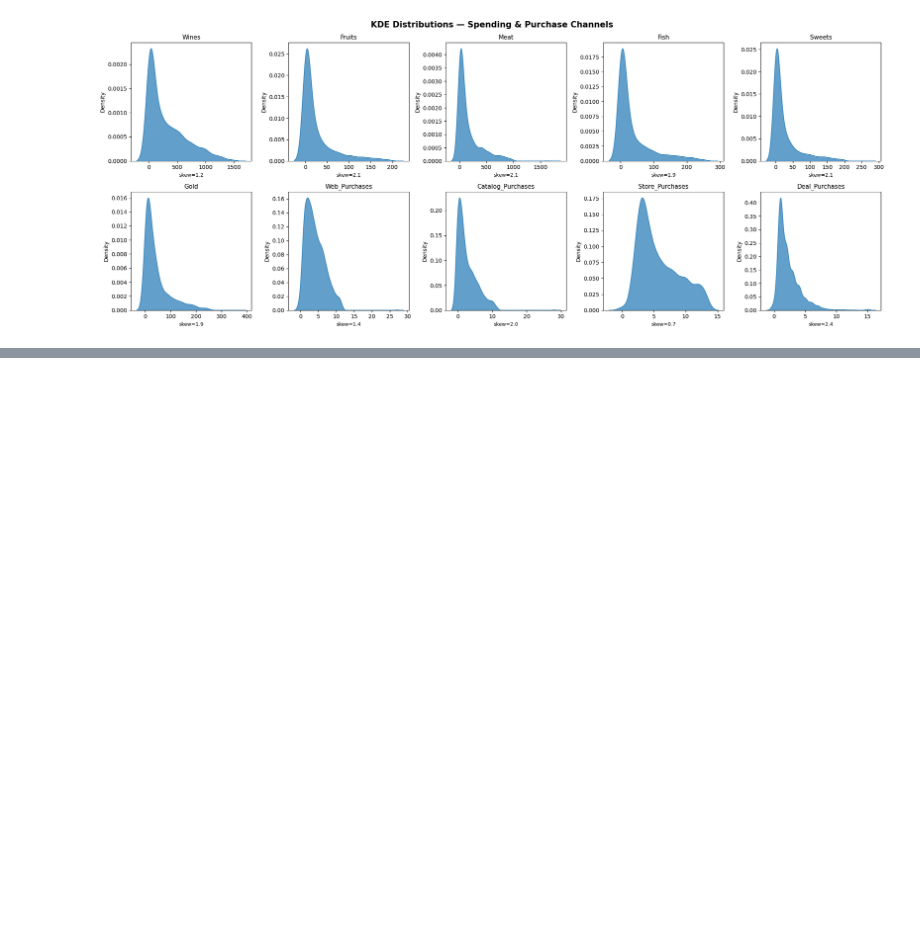
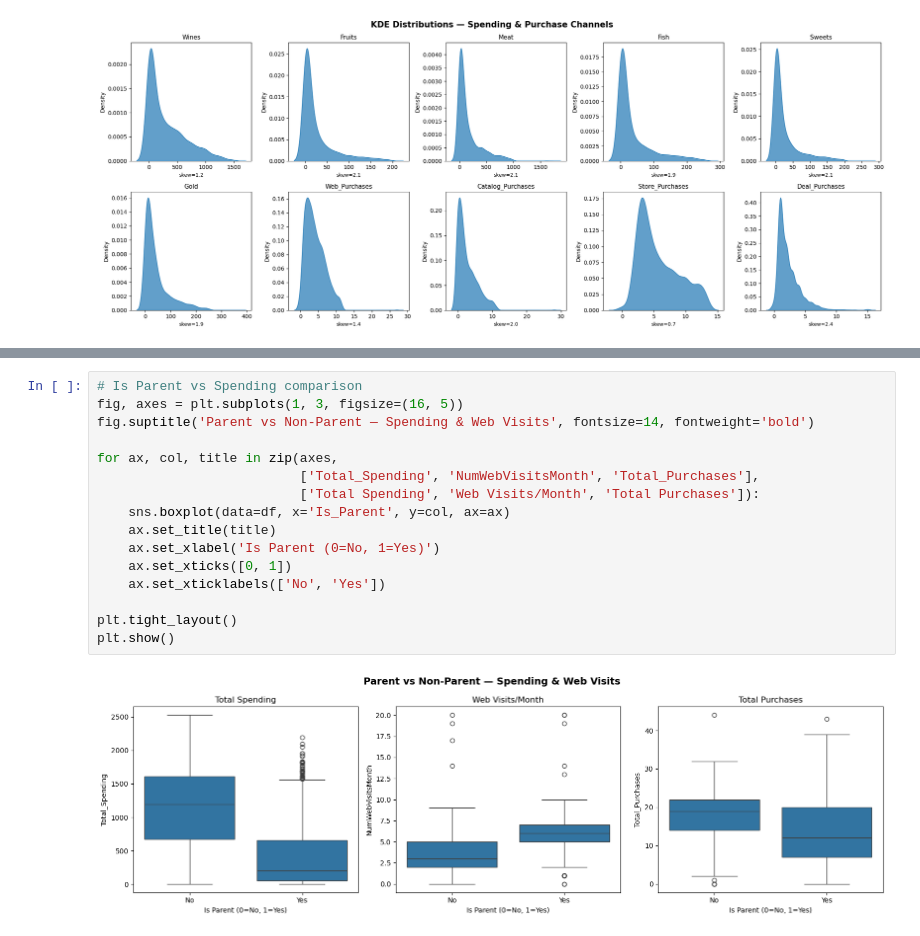
Before and after one commit to papocun/Customer-Segmentation-Project, a Jupyter notebook: Notebooks/Eda.ipynb, the cells around one changed output, grey strips where cells are left out. Drawn from its saved outputs; the diff is of its cells as text; blank space fills up the shorter version.

```diff
--- a/Notebooks/Eda.ipynb
+++ b/Notebooks/Eda.ipynb
@@ -704,0 +769,18 @@ plt.show()
+# %%
+# Is Parent vs Spending comparison
+fig, axes = plt.subplots(1, 3, figsize=(16, 5))
+fig.suptitle('Parent vs Non-Parent — Spending & Web Visits', fontsize=14, fontweight='bold')
+
+for ax, col, title in zip(axes,
+                          ['Total_Spending', 'NumWebVisitsMonth', 'Total_Purchases'],
+                          ['Total Spending', 'Web Visits/Month', 'Total Purchases']):
+    sns.boxplot(data=df, x='Is_Parent', y=col, ax=ax)
+    ax.set_title(title)
+    ax.set_xlabel('Is Parent (0=No, 1=Yes)')
+    ax.set_xticks([0, 1])
+    ax.set_xticklabels(['No', 'Yes'])
+
+plt.tight_layout()
+plt.show()
+# %% [output]
+[figure, added]
```
Also changed, not shown: parts of 8 cells of this notebook.
